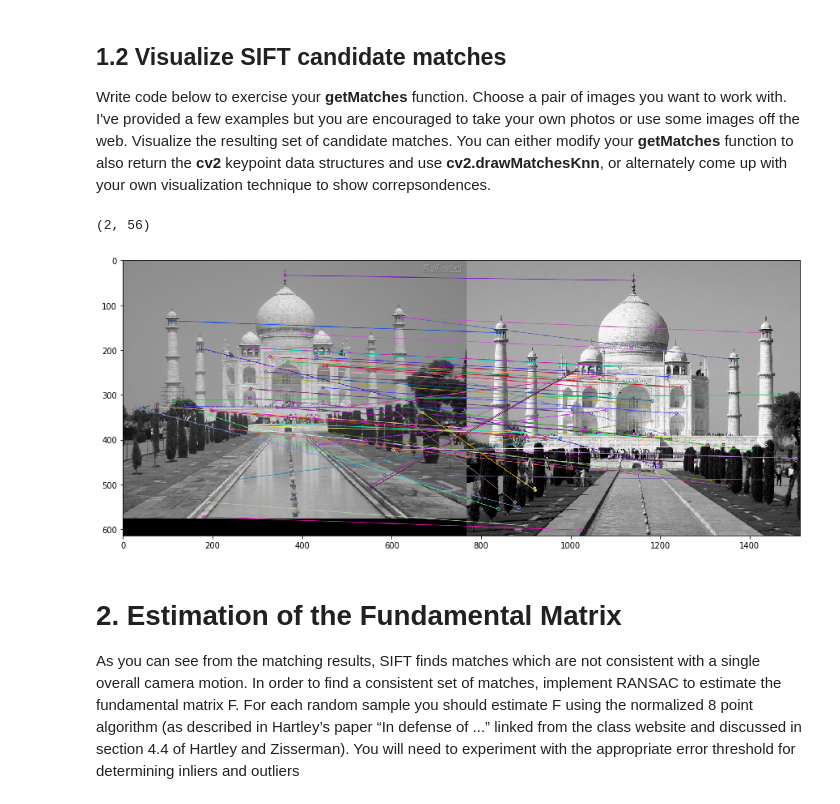
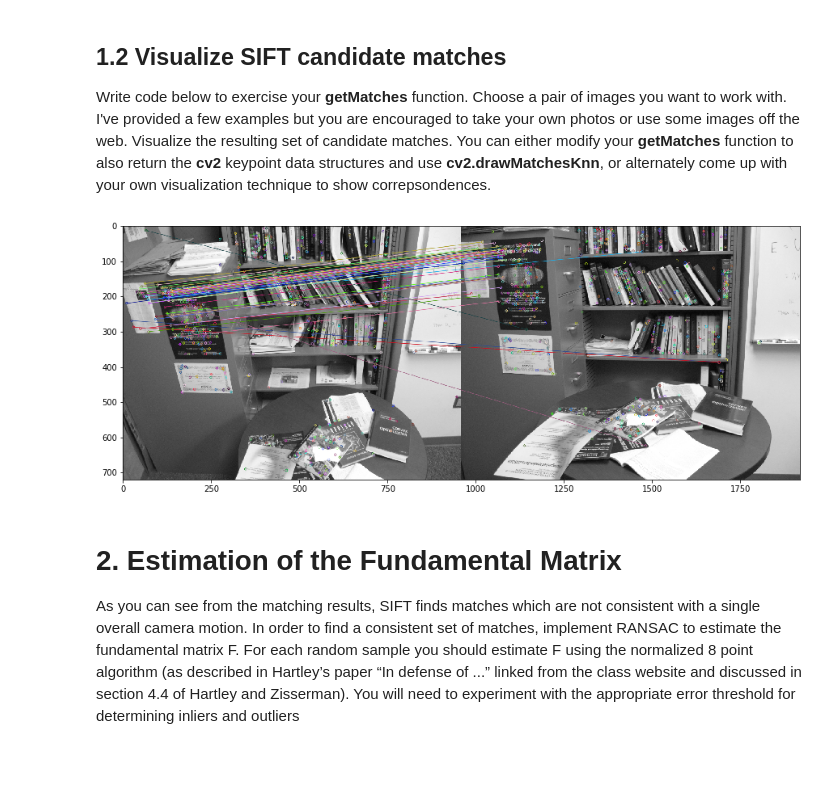
Before and after one commit to SaadManzur/Fundamental-Matrix-Computation, a Jupyter notebook: assignment2.ipynb, the cells around one changed output. Drawn from its saved outputs; the diff is of its cells as text; code cells hidden in the pictures; blank space fills up the shorter version.

```diff
--- a/assignment2.ipynb
+++ b/assignment2.ipynb
@@ -139,30 +86,27 @@ def getMatches(img1,img2):
 
 Write code below to exercise your **getMatches** function.  Choose a pair of images you want to work with.  I've provided a few examples but you are encouraged to take your own photos or use some images off the web. Visualize the resulting set of candidate matches.  You can either modify your **getMatches** function to also return the **cv2** keypoint data structures and use **cv2.drawMatchesKnn**, or alternately come up with your own visualization technique to show correpsondences.
 # %%
-img1 = opencv.imread('data/G.jpg')
+img1 = opencv.imread('sfm/IMG_1434.JPG')
 img1 = opencv.cvtColor(img1, opencv.COLOR_BGR2RGB)
 gray1 = opencv.cvtColor(img1, opencv.COLOR_RGB2GRAY)
 dim1 = (0.6*np.asarray(gray1.shape)).astype(int)
 gray1 = opencv.resize(gray1, (dim1[1], dim1[0]))
 
-img2 = opencv.imread('data/H.jpg')
+img2 = opencv.imread('sfm/IMG_1435.JPG')
 img2 = opencv.cvtColor(img2, opencv.COLOR_BGR2RGB)
 gray2 = opencv.cvtColor(img2, opencv.COLOR_RGB2GRAY)
 dim2 = (0.6*np.asarray(gray2.shape)).astype(int)
 gray2 = opencv.resize(gray2, (dim2[1], dim2[0]))
 
 pts1, pts2, kpts1, kpts2, good = getMatches(gray1, gray2)
 
-print(pts1.shape)
-
 img3 = opencv.drawMatchesKnn(gray1,kpts1,gray2,kpts2,good[:56],None)
 
 plt.rcParams['figure.figsize'] = [15,15]
 plt.imshow(img3)
 plt.show()
 # %% [output]
-(2, 56)
-[figure, old version]
+[figure, new version]
 # %% [markdown]
 # 2. Estimation of the Fundamental Matrix
 
```
Also changed, not shown: parts of 16 cells of this notebook, 1 other file.
